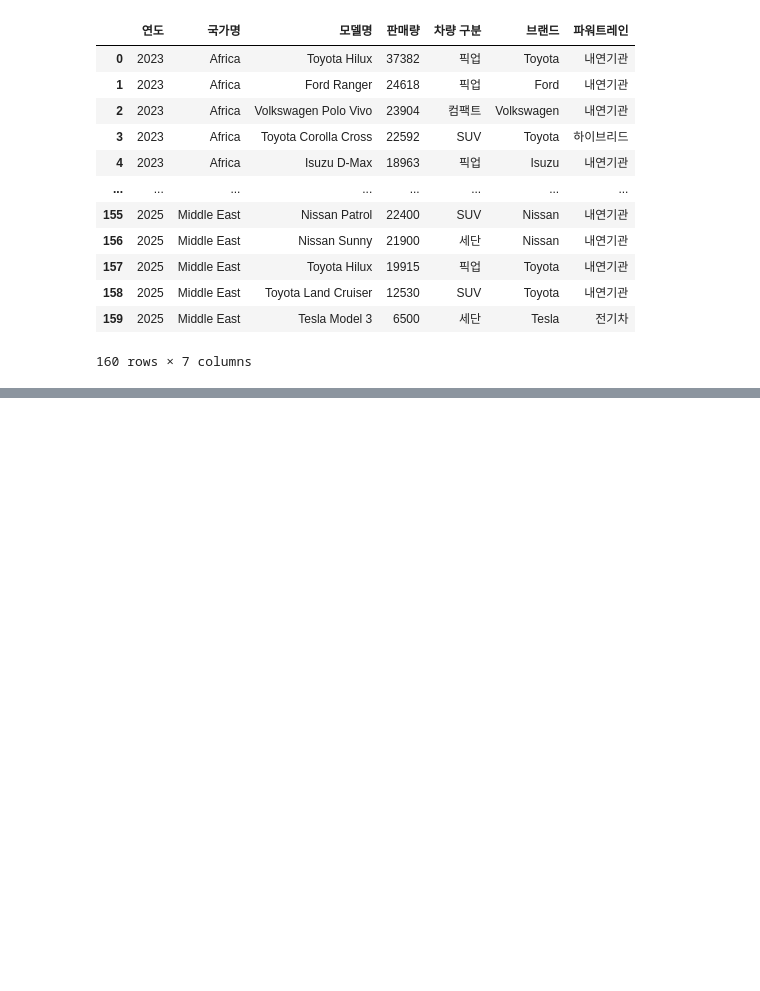
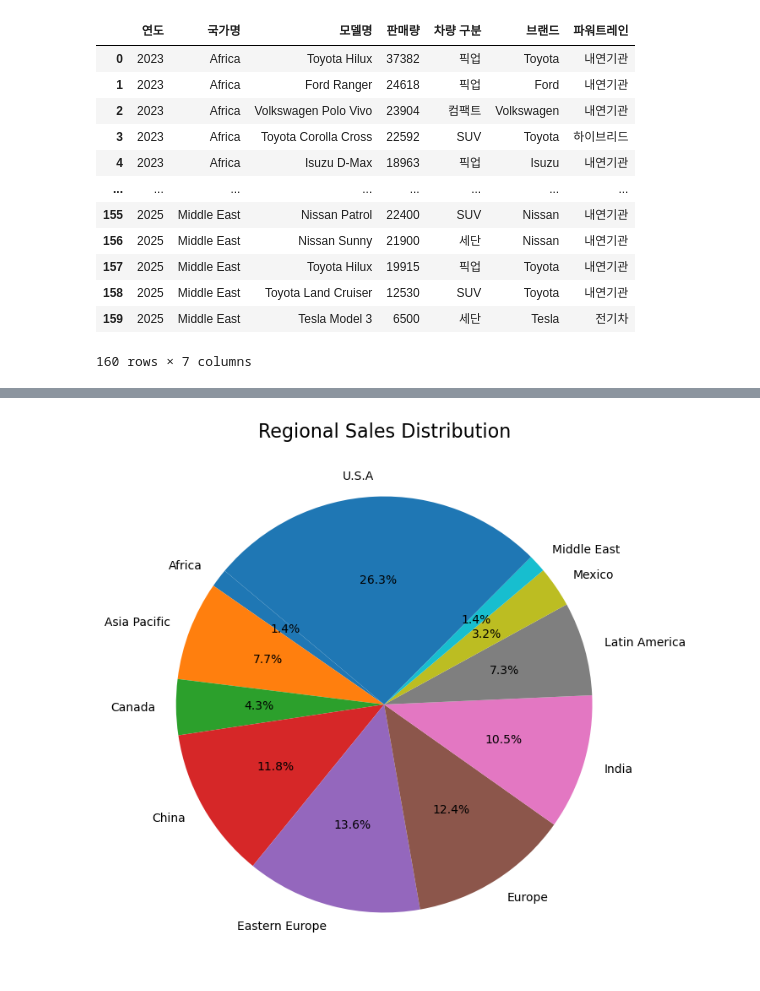
Before and after one commit to Coding-Supremacy/manifest-mini, a Jupyter notebook: eungmin/데이터분석3.ipynb, the cells around one changed output, grey strips where cells are left out. Cells and saved outputs as stored; diff of their text form; code cells hidden in the pictures; blank space fills up the shorter version.

```diff
--- a/eungmin/데이터분석3.ipynb
+++ b/eungmin/데이터분석3.ipynb
@@ -140,0 +200,9 @@ df.to_csv("수출 주요 국가 차량 판매량 순위_정리 완료2.csv", ind
+# %%
+# 2. 지역별 판매 비중 (Regional Sales Distribution)
+regional_sales = data.groupby('국가명')['판매량'].sum()
+plt.figure(figsize=(10, 8))
+plt.pie(regional_sales, labels=regional_sales.index, autopct='%1.1f%%', startangle=140)
+plt.title('Regional Sales Distribution', fontsize=16)
+plt.show()
+# %% [output]
+[figure, added]
```
Also changed, not shown: parts of 17 cells of this notebook, 3 other files.
